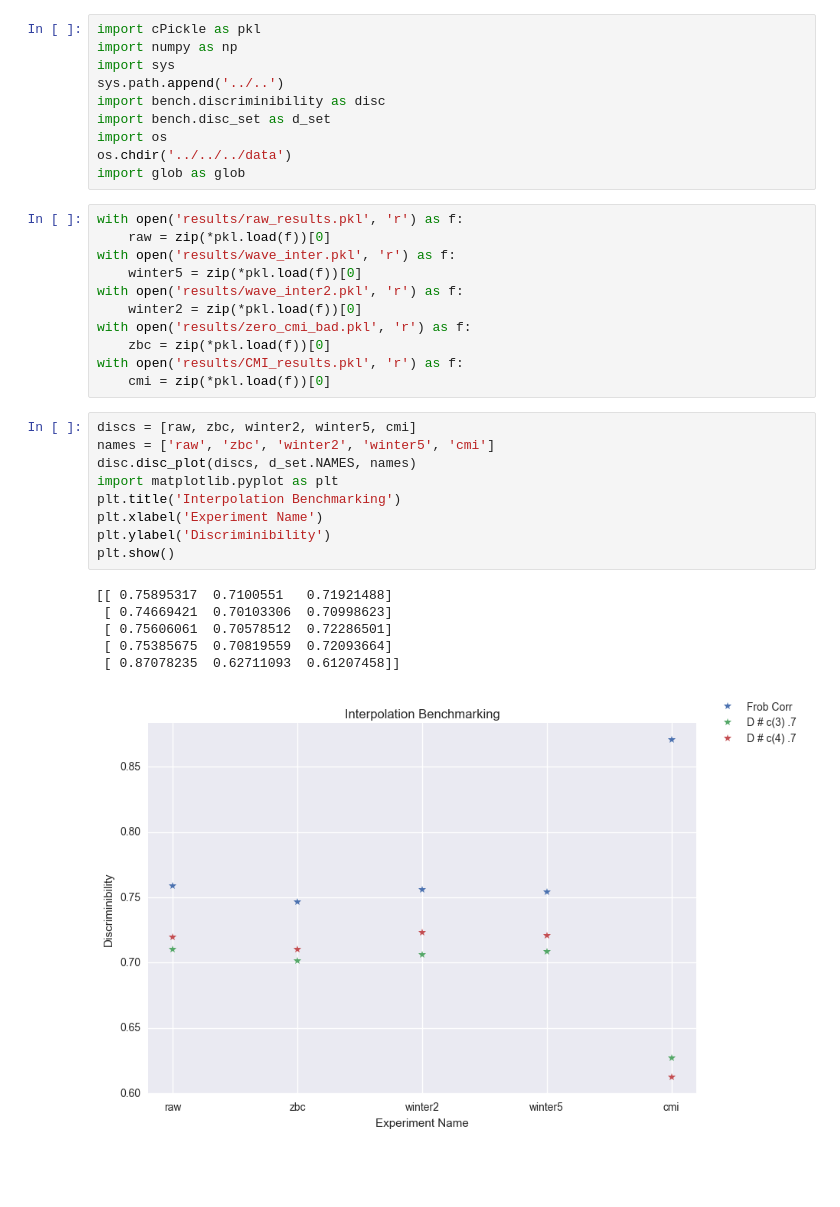
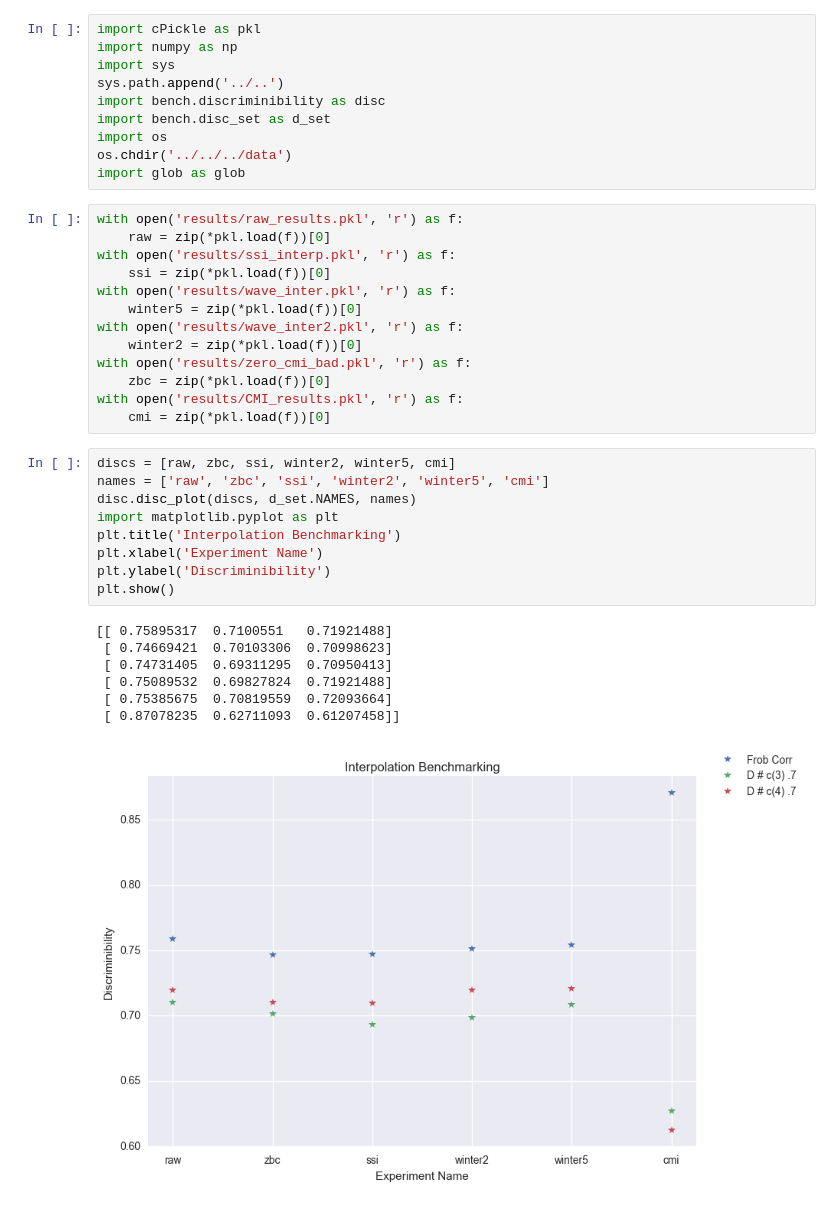
Before and after one commit to NeuroDataDesign/orange-panda-f16s17, a Jupyter notebook: notes/benchmarks/Interpolation Benchmarking.ipynb, the cells around one changed output. Drawn from its saved outputs; the diff is of its cells as text; blank space fills up the shorter version.

```diff
--- a/notes/benchmarks/Interpolation Benchmarking.ipynb
+++ b/notes/benchmarks/Interpolation Benchmarking.ipynb
@@ -11,6 +11,8 @@ import glob as glob
 # %%
 with open('results/raw_results.pkl', 'r') as f:
     raw = zip(*pkl.load(f))[0]
+with open('results/ssi_interp.pkl', 'r') as f:
+    ssi = zip(*pkl.load(f))[0]
 with open('results/wave_inter.pkl', 'r') as f:
     winter5 = zip(*pkl.load(f))[0]
 with open('results/wave_inter2.pkl', 'r') as f:
@@ -20,18 +22,19 @@ with open('results/zero_cmi_bad.pkl', 'r') as f:
 with open('results/CMI_results.pkl', 'r') as f:
     cmi = zip(*pkl.load(f))[0]
 # %%
-discs = [raw, zbc, winter2, winter5, cmi]
-names = ['raw', 'zbc', 'winter2', 'winter5', 'cmi']
+discs = [raw, zbc, ssi, winter2, winter5, cmi]
+names = ['raw', 'zbc', 'ssi', 'winter2', 'winter5', 'cmi']
 disc.disc_plot(discs, d_set.NAMES, names)
 import matplotlib.pyplot as plt
 plt.title('Interpolation Benchmarking')
 plt.xlabel('Experiment Name')
 plt.ylabel('Discriminibility')
 plt.show()
 # %% [output]
 [[ 0.75895317  0.7100551   0.71921488]
  [ 0.74669421  0.70103306  0.70998623]
- [ 0.75606061  0.70578512  0.72286501]
+ [ 0.74731405  0.69311295  0.70950413]
+ [ 0.75089532  0.69827824  0.71921488]
  [ 0.75385675  0.70819559  0.72093664]
  [ 0.87078235  0.62711093  0.61207458]]
-[figure, old version]
+[figure, new version]
```
Also changed, not shown: 2 other files.
